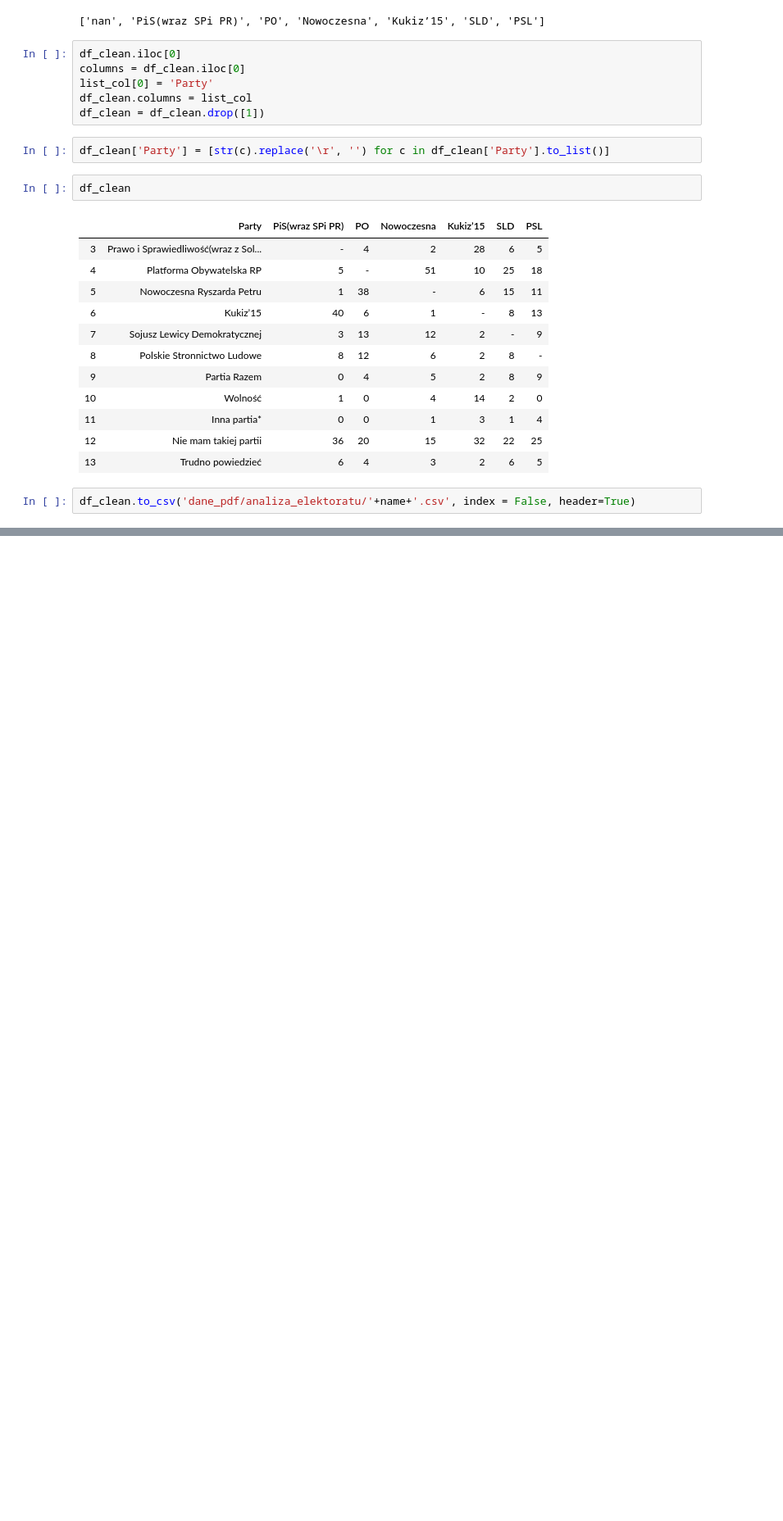
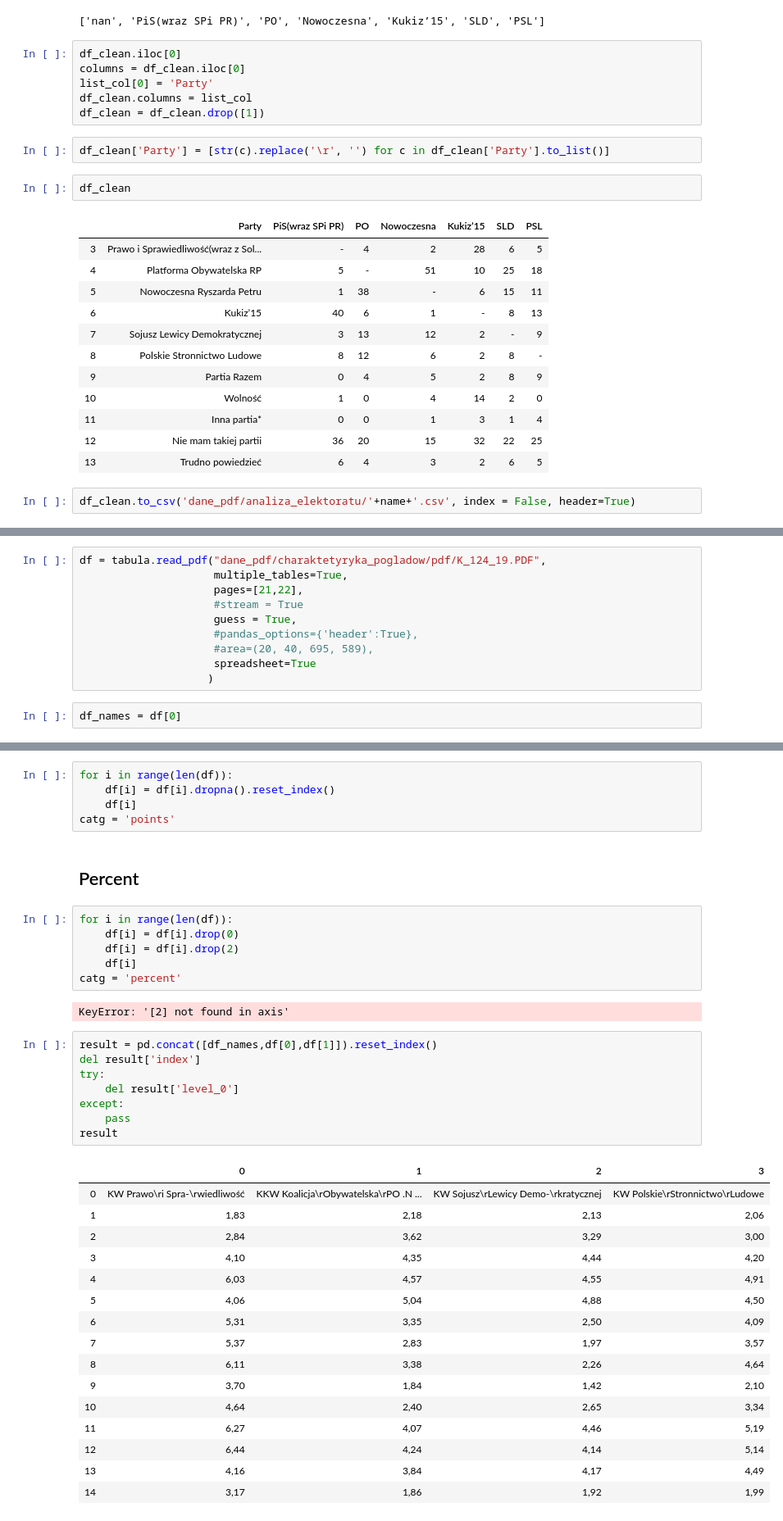
Before and after one commit to MarBry111/Forecast_Election_Poland, a Jupyter notebook: Data_from_polls.ipynb, the cells around one changed output, grey strips where cells are left out. Shown at 82% size. Drawn from its saved outputs; the diff is of its cells as text; blank space fills up the shorter version.

```diff
--- a/Data_from_polls.ipynb
+++ b/Data_from_polls.ipynb
@@ -75,0 +78,12 @@ df_clean.to_csv('dane_pdf/analiza_elektoratu/'+name+'.csv', index = False, heade
+# %%
+df = tabula.read_pdf("dane_pdf/charaktetyryka_pogladow/pdf/K_124_19.PDF",
+                     multiple_tables=True,
+                     pages=[21,22],
+                     #stream = True
+                     guess = True,
+                     #pandas_options={'header':True},
+                     #area=(20, 40, 695, 589),
+                     spreadsheet=True
+                    )
+# %%
+df_names = df[0]
@@ -75,0 +92,40 @@ df_clean.to_csv('dane_pdf/analiza_elektoratu/'+name+'.csv', index = False, heade
+# %%
+for i in range(len(df)):
+    df[i] = df[i].dropna().reset_index()
+    df[i]
+catg = 'points'
+# %% [markdown]
+## Percent
+# %%
+for i in range(len(df)):
+    df[i] = df[i].drop(0)
+    df[i] = df[i].drop(2)
+    df[i]
+catg = 'percent'
+# %% [output]
+KeyError: '[2] not found in axis'
+# %%
+result = pd.concat([df_names,df[0],df[1]]).reset_index()
+del result['index']
+try:
+    del result['level_0']
+except:
+    pass
+result
+# %% [output]
+|  | 0 | 1 | 2 | 3 |
+| 0 | KW Prawo\ri Spra-\rwiedliwość | KKW Koalicja\rObywatelska\rPO .N ... | KW Sojusz\rLewicy Demo-\rkratycznej | KW Polskie\rStronnictwo\rLudowe |
+| 1 | 1,83 | 2,18 | 2,13 | 2,06 |
+| 2 | 2,84 | 3,62 | 3,29 | 3,00 |
+| 3 | 4,10 | 4,35 | 4,44 | 4,20 |
+| 4 | 6,03 | 4,57 | 4,55 | 4,91 |
+| 5 | 4,06 | 5,04 | 4,88 | 4,50 |
+| 6 | 5,31 | 3,35 | 2,50 | 4,09 |
+| 7 | 5,37 | 2,83 | 1,97 | 3,57 |
+| 8 | 6,11 | 3,38 | 2,26 | 4,64 |
+| 9 | 3,70 | 1,84 | 1,42 | 2,10 |
+| 10 | 4,64 | 2,40 | 2,65 | 3,34 |
+| 11 | 6,27 | 4,07 | 4,46 | 5,19 |
+| 12 | 6,44 | 4,24 | 4,14 | 5,14 |
+| 13 | 4,16 | 3,84 | 4,17 | 4,49 |
+| 14 | 3,17 | 1,86 | 1,92 | 1,99 |
```
Also changed, not shown: parts of 8 cells of this notebook, 1 other file.
